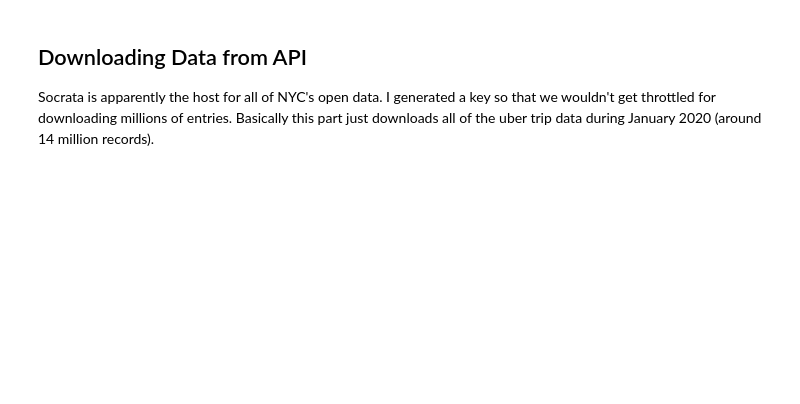
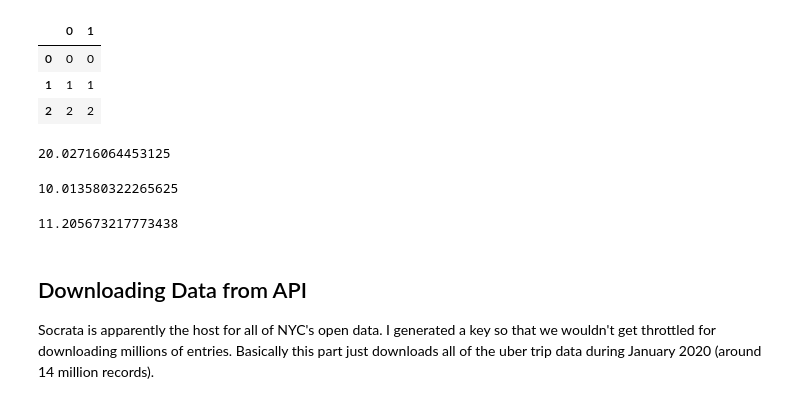
Before and after one commit to anthony001w/uber-nyc-simulation, a Jupyter notebook: generating_pickup_distributions.ipynb, the cells around one changed output. Drawn from its saved outputs; the diff is of its cells as text; code cells hidden in the pictures; blank space fills up the shorter version.

```diff
--- a/generating_pickup_distributions.ipynb
+++ b/generating_pickup_distributions.ipynb
@@ -4,3 +4,12 @@ import seaborn as sns
 from matplotlib import pyplot as plt
 import numpy as np
 from sodapy import Socrata
+# %%
+l = [[0,0],[1,1],[2,2]]
+ld = pd.DataFrame(l)
+ld
+# %% [output]
+|  | 0 | 1 |
+| 0 | 0 | 0 |
+| 1 | 1 | 1 |
+| 2 | 2 | 2 |
@@ -7,3 +18,26 @@ from sodapy import Socrata
+# %%
+import time
+
+tic = time.time()
+ld.loc[0,1]
+toc = time.time()
+print((toc - tic)*200000)
+# %% [output]
+20.02716064453125
+# %%
+tic = time.time()
+l[0][1]
+toc = time.time()
+print((toc - tic) * 200000)
+# %% [output]
+10.013580322265625
+# %%
+tic = time.time()
+ln[0][1]
+toc = time.time()
+print((toc - tic)*200000)
+# %% [output]
+11.205673217773438
 # %% [markdown]
 ## Downloading Data from API
 
```
Also changed, not shown: parts of 1 cell of this notebook, 5 other files.
